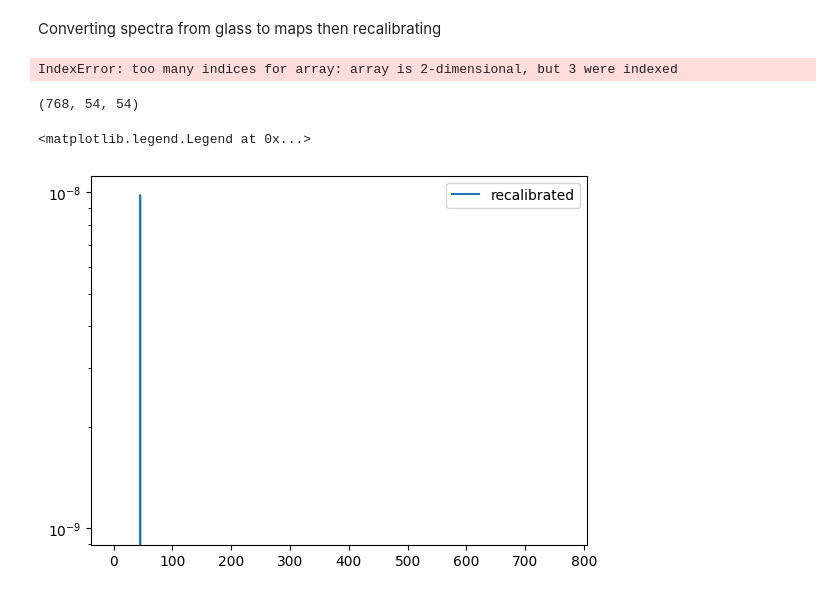
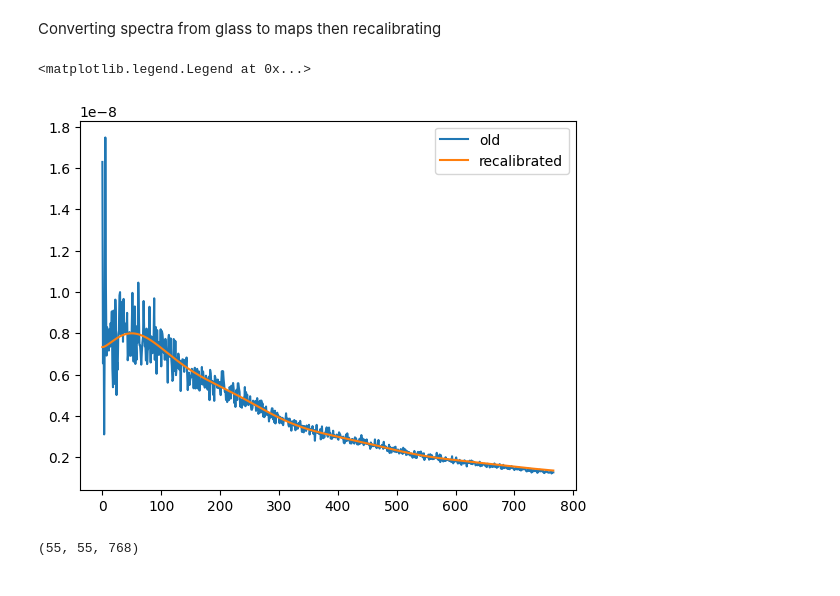
Before and after one commit to urwa99/MASS_Thesis, a Jupyter notebook: HI/HI_conv.ipynb, the cells around one changed output. Saved outputs shown, nothing was run; the diff lists cells and outputs as text; code cells hidden in the pictures.

Commit message:
computed covariance from Cl

```diff
--- a/HI/HI_conv.ipynb
+++ b/HI/HI_conv.ipynb
@@ -124,3 +123,5 @@ def compute_matter_cls_corr(z_i:float, z_f: float, nfreq: int, lmax:int):
     cls = glass.ext.camb.matter_cls(pars, lmax, shells)
 
     return shells, cls
+# %%
+shells_ii, cls_hi_i=compute_matter_cls_ii(z_i,z_f, nfreqs, lmax)
@@ -231,7 +244,26 @@ def calibrate_hi_maps(freqs_MHz, uncalibrated_maps, sq,Omega_HI=4.02e-4, h=1.0):
     for i, freq in enumerate(freqs_MHz[:-1]):
         z = redshift_from_freq(freq)
         Tbars[i] = T_bar(z, Omega_HI, h)
-        calibrated_maps[:,i,i] = uncalibrated_maps[:,i,i] * Tbars[i]**sq
+        calibrated_maps[i] = uncalibrated_maps[i] * Tbars[i]**sq
+    # Apply calibration to full Cl_ell^{ij}
+
+    # freqs_MHz = np.asarray(freqs_MHz)
+    # nfreq = len(freqs_MHz)
+
+    # Tbars = np.zeros(nfreq)
+    # for i, freq in enumerate(freqs_MHz):
+    #     z = redshift_from_freq(freq)
+    #     Tbars[i] = T_bar(z, Omega_HI, h) * 1e-3  # Convert from µK to mK
+
+    # # Apply calibration to full Cl_ell^{ij}
+    # lmax = uncalibrated_maps.shape[0] - 1
+    # calibrated_maps = np.zeros_like(uncalibrated_maps)
+
+    # for i in range(nfreq):
+    #     for j in range(nfreq):
+    #         factor = (Tbars[i] * Tbars[j])**(sq/2)  # T_i * T_j if sq=2
+    #         calibrated_maps[:, i, j] = uncalibrated_maps[:, i, j] * factor
+
 
     return calibrated_maps, Tbars
 # %% [markdown]
@@ -255,26 +274,21 @@ array([0.05007123, 0.04946279, 0.04886509, 0.04827763, 0.04769995,
 # %% [markdown]
 Converting spectra from glass to maps then recalibrating
 # %%
-old_maps= np.zeros((nfreqs-1, hp.nside2npix(nside)))
+old_maps= np.zeros((nfreqs, hp.nside2npix(nside)))
 for i in range(nfreqs-1):
     # print ("processing maps %d" % i)
-    old_maps[i,i,:]= hp.synfast(cls_hi[i,i,:], nside)
+    old_maps[i,:]= hp.synfast(cls_hi_i[i,:], nside)
 old_cal,_=calibrate_hi_maps(freqs, old_maps,1)
-old_cl=hp.anafast(old_cal[45,45])
+old_cl=hp.anafast(old_cal[49])
-# %% [output]
-IndexError: too many indices for array: array is 2-dimensional, but 3 were indexed
-# %%
-C_hi_2.shape
-# %% [output]
-(768, 54, 54)
 # %%
-# plt.plot(old_cl[1:], label='old')
-plt.plot(C_hi_2[45,45,:], label='recalibrated')
+plt.plot(old_cl[1:], label='old')
+plt.plot(C_hi_2[49,49,1:], label='recalibrated')
+# plt.plot(C_hi_3[49,1:], label='recalibrated cl')
 # plt.plot(Cl_hi[45,1:], label='HI')
-# plt.plot(cov[1:,53,53], label='from glass')
+# plt.plot(cls_hi[49,49,2:], label='from glass')
 # plt.plot(cls_full[45,45,1:], label='full')
-plt.yscale('log')
+# plt.yscale('log')
 plt.legend()
 # %% [output]
 <matplotlib.legend.Legend at 0x...>
-[figure, old version]
+[figure, new version]
@@ -287 +297,5 @@ np.save('recal_hi_maps.npy', map)
+# %%
+C_hi_2.shape
+# %% [output]
+(55, 55, 768)
 # %%
```
Also changed, not shown: parts of 16 cells of this notebook.
